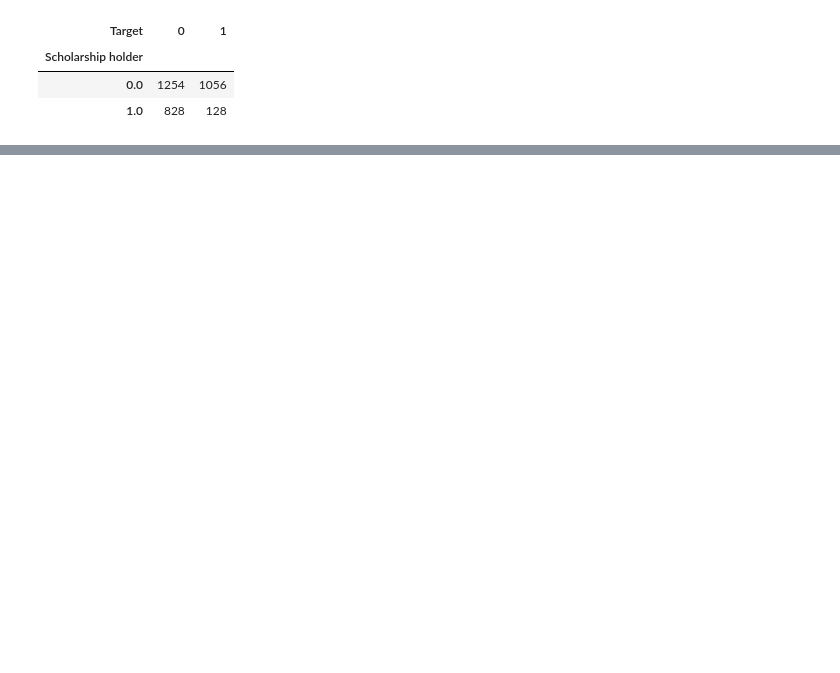
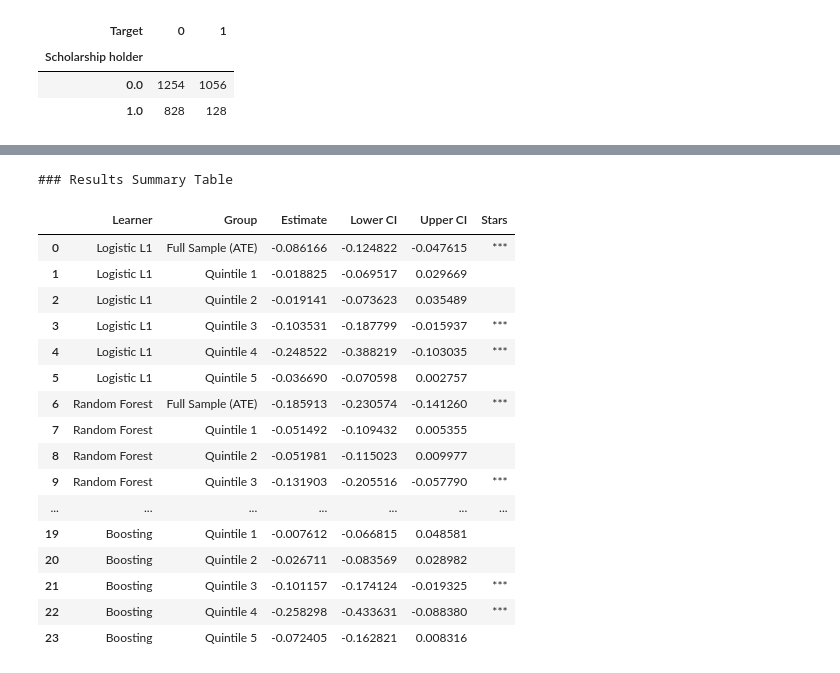
Before and after one commit to jlechat/ML-for-econo---Student-s-dropout-and-academic-success, a Jupyter notebook: 2 - Heterogeneous effects ddml proba dropout.ipynb, the cells around one changed output, grey strips where cells are left out. Drawn from its saved outputs; the diff is of its cells as text; code cells hidden in the pictures; blank space fills up the shorter version.

```diff
--- a/2 - Quantile regression proba dropout.ipynb
+++ b/2 - Heterogeneous effects ddml proba dropout.ipynb
@@ -383,36 +610,0 @@ Fitting DoubleML IRM — Random Forest
-# %%
-
-# ── Plot 1: GATES by risk quintile (main heterogeneity plot) ──────
-fig, axes = plt.subplots(1, len(results), figsize=(5 * len(results), 5), sharey=True)
-colors = {'Logistic L1': '#4C72B0', 'Decision Tree': '#55A868', 'Random Forest': '#C44E52'}
-
-for ax, (name, res) in zip(axes, results.items()):
-    c        = colors[name]
-    gci      = res['gate_ci']
-    gcij     = res['gate_ci_j']
-    coef_col = 'coef' if 'coef' in gci.columns else gci.columns[1]  # robust column name
-    coef     = gci[coef_col].values
-    lo_pw    = gci['2.5 %'].values
-    hi_pw    = gci['97.5 %'].values
-    lo_j     = gcij['2.5 %'].values
-    hi_j     = gcij['97.5 %'].values
-    x        = np.arange(1, n_groups + 1)
-
-    ax.fill_between(x, lo_j,  hi_j,  alpha=0.2, color=c, label='95% joint CI')
-    ax.fill_between(x, lo_pw, hi_pw, alpha=0.3, color=c, label='95% pointwise CI')
-    ax.plot(x, coef, 'o-', color=c, markersize=8, linewidth=2)
-    ax.axhline(0,          color='gray',  linestyle='--', linewidth=1, label='No effect')
-    ax.axhline(res['ate'], color='darkgreen', linestyle=':',  linewidth=1,
-               label=f'ATE = {res["ate"]:.3f}')
-    ax.set_xticks(x)
-    ax.set_xticklabels([f'Q{i}\n{"(lowest risk)" if i==1 else "(highest risk)" if i==5 else ""} '
-                        for i in x], fontsize=9)
-    ax.set_title(name)
-    ax.set_xlabel('Baseline Dropout Risk Quintile')
-    ax.set_ylabel('GATE  [Scholarship → P(Dropout)]')
-    ax.legend(fontsize=8)
-
-plt.suptitle('Group Average Treatment Effects by quintile of effect',
-             fontsize=13, fontweight='bold')
-plt.tight_layout()
-plt.show()
@@ -536,0 +721,24 @@ Old
+# %%
+
+# Summary Table of ATE and GATES results
+print("### Results Summary Table")
+df_results
+# %% [output]
+### Results Summary Table
+|  | Learner | Group | Estimate | Lower CI | Upper CI | Stars |
+| 0 | Logistic L1 | Full Sample (ATE) | -0.086166 | -0.124822 | -0.047615 | *** |
+| 1 | Logistic L1 | Quintile 1 | -0.018825 | -0.069517 | 0.029669 |  |
+| 2 | Logistic L1 | Quintile 2 | -0.019141 | -0.073623 | 0.035489 |  |
+| 3 | Logistic L1 | Quintile 3 | -0.103531 | -0.187799 | -0.015937 | *** |
+| 4 | Logistic L1 | Quintile 4 | -0.248522 | -0.388219 | -0.103035 | *** |
+| 5 | Logistic L1 | Quintile 5 | -0.036690 | -0.070598 | 0.002757 |  |
+| 6 | Random Forest | Full Sample (ATE) | -0.185913 | -0.230574 | -0.141260 | *** |
+| 7 | Random Forest | Quintile 1 | -0.051492 | -0.109432 | 0.005355 |  |
+| 8 | Random Forest | Quintile 2 | -0.051981 | -0.115023 | 0.009977 |  |
+| 9 | Random Forest | Quintile 3 | -0.131903 | -0.205516 | -0.057790 | *** |
+| ... | ... | ... | ... | ... | ... | ... |
+| 19 | Boosting | Quintile 1 | -0.007612 | -0.066815 | 0.048581 |  |
+| 20 | Boosting | Quintile 2 | -0.026711 | -0.083569 | 0.028982 |  |
+| 21 | Boosting | Quintile 3 | -0.101157 | -0.174124 | -0.019325 | *** |
+| 22 | Boosting | Quintile 4 | -0.258298 | -0.433631 | -0.088380 | *** |
+| 23 | Boosting | Quintile 5 | -0.072405 | -0.162821 | 0.008316 |  |
```
Also changed, not shown: parts of 20 cells of this notebook, 2 other files.
